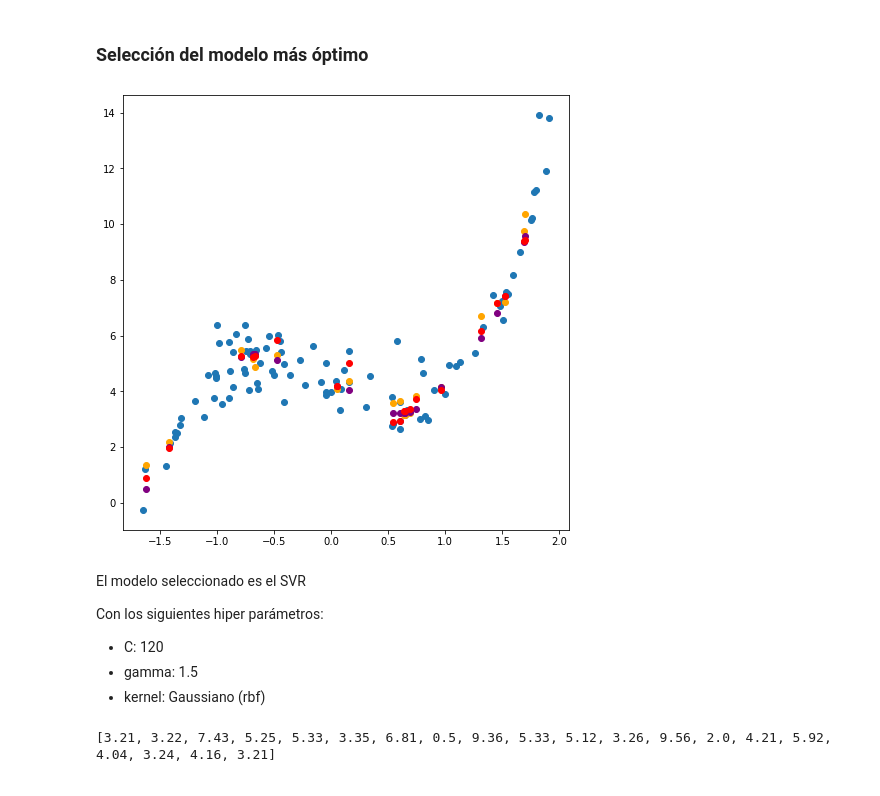
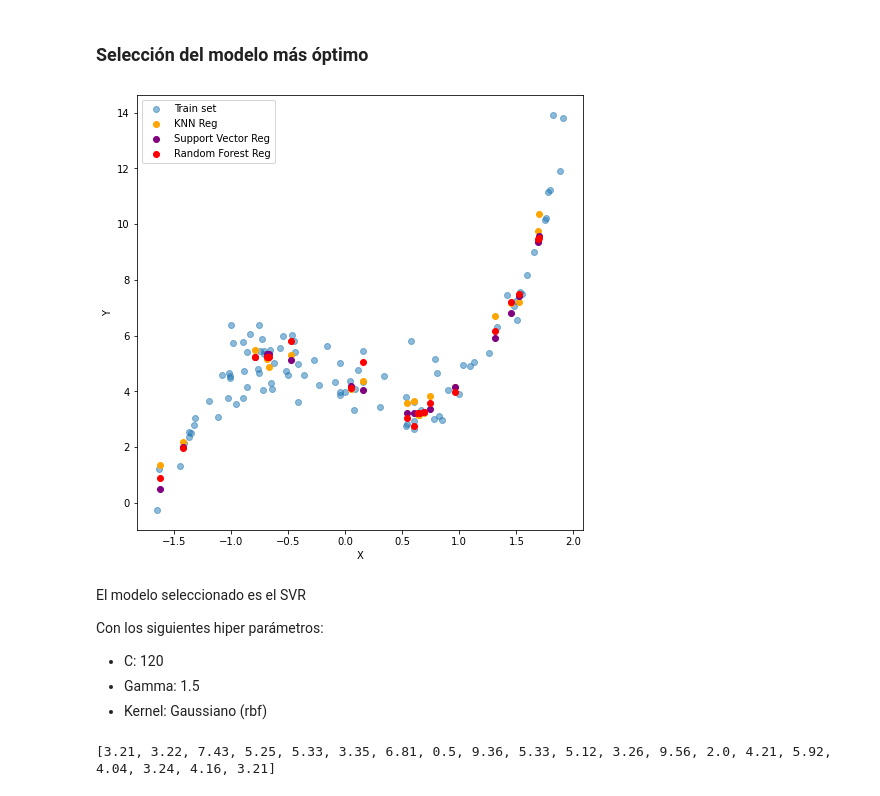
Before and after one commit to micatokashiki/Clase_05_Regression, a Jupyter notebook: clusterai_2020_clase08_ML_Strategy.ipynb, the cells around one changed output. Cells and saved outputs as stored; diff of their text form; code cells hidden in the pictures.

```diff
--- a/clusterai_2020_clase08_ML_Strategy.ipynb
+++ b/clusterai_2020_clase08_ML_Strategy.ipynb
@@ -261,20 +260,23 @@ rdos = rdos.append({'Método':'Random Forest',
 ### Selección del modelo más óptimo
 # %%
 plt.figure(figsize = (8,8))
-plt.scatter(x_train_scaled,y_train)
-plt.scatter(x_test_scaled,pred_knn_list,color='orange')
-plt.scatter(x_test_scaled,pred_svr_list,color='purple')
-plt.scatter(x_test_scaled,pred_rand_list,color='red')
+plt.scatter(x_train_scaled,y_train,label='Train set',alpha=0.5)
+plt.scatter(x_test_scaled,pred_knn_list,color='orange',label='KNN Reg')
+plt.scatter(x_test_scaled,pred_svr_list,color='purple',label='Support Vector Reg')
+plt.scatter(x_test_scaled,pred_rand_list,color='red',label='Random Forest Reg')
+plt.xlabel('X')
+plt.ylabel('Y')
+plt.legend()
 plt.show()
 # %% [output]
-[figure, old version]
+[figure, new version]
 # %% [markdown]
 El modelo seleccionado es el <span class="mark">SVR</span>
 
 Con los siguientes hiper parámetros:
 - C: 120
-- gamma: 1.5
-- kernel: Gaussiano (rbf)
+- Gamma: 1.5
+- Kernel: Gaussiano (rbf)
 # %%
 print(pred_svr_list)
 # %% [output]
```
Also changed, not shown: parts of 4 cells of this notebook.
